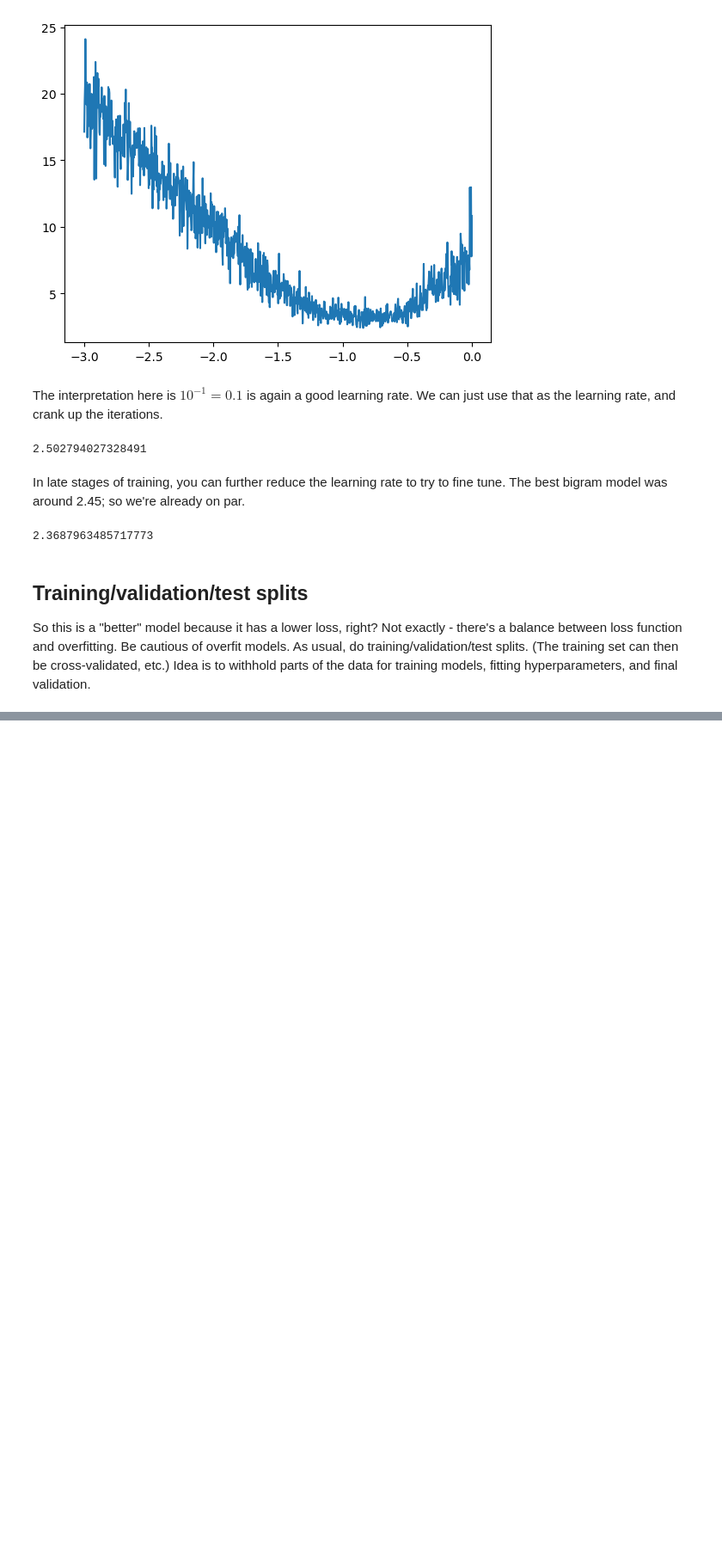
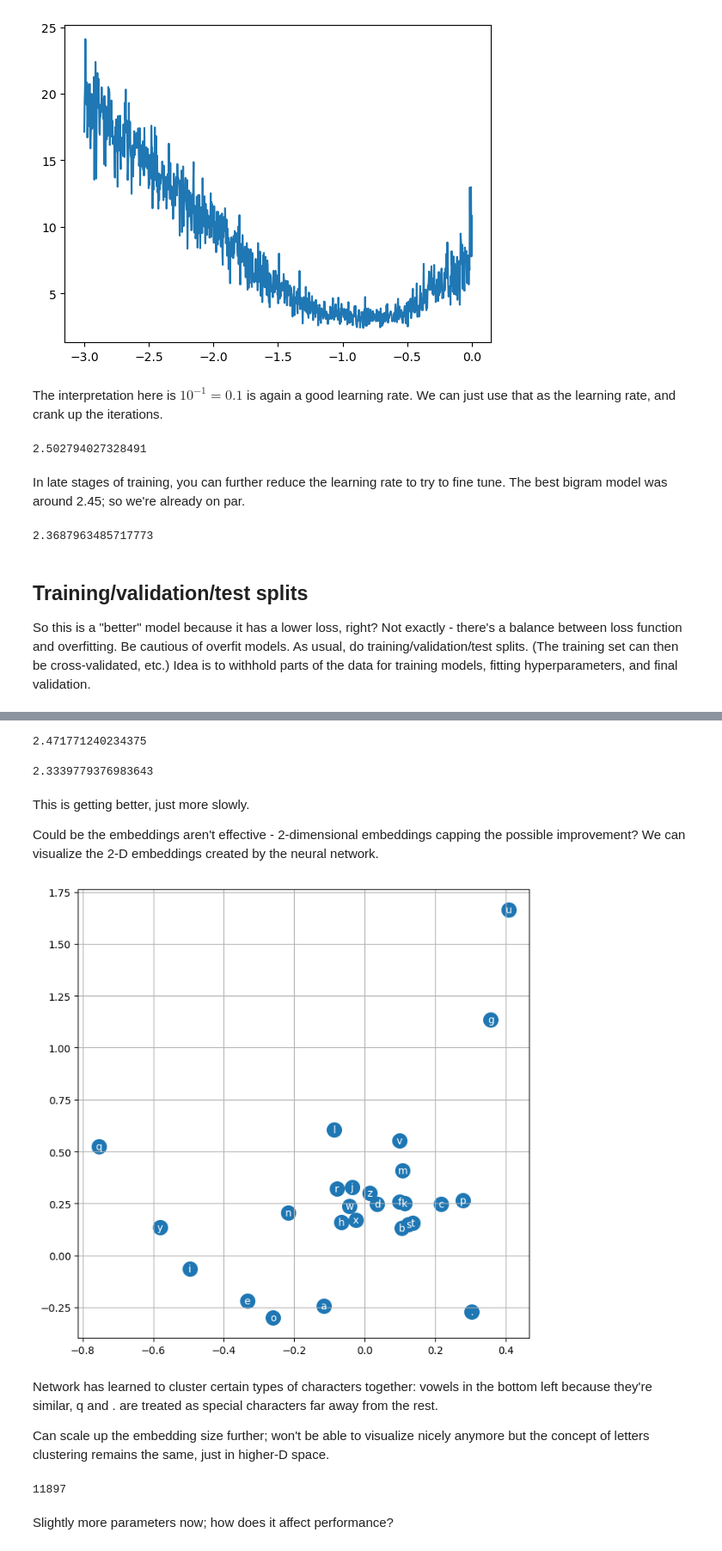
Before and after one commit to phively/nn-zero-to-hero, a Jupyter notebook: 03 Building makemore 2 - MLP.ipynb, the cells around one changed output, grey strips where cells are left out. Shown: that part at 86% size. Saved outputs shown, nothing was run; the diff lists cells and outputs as text; code cells hidden in the pictures; blank space fills up the shorter version.

```diff
--- a/03 Building makemore 2 - MLP.ipynb
+++ b/03 Building makemore 2 - MLP.ipynb
@@ -883,0 +1024,64 @@ So this is a "better" model because it has a lower loss, right? Not exactly - th
+# %%
+for i in range(20000):
+
+    ix = torch.randint(0, Xtr.shape[0], (32, )) # For randomly selecting 32 rows of data
+
+    # Forward pass
+    ### Only grab ix rows from TRAINING set
+    emb = C[Xtr[ix]] # (32, 3, 2)
+    h = torch.tanh(emb.view(-1, 6) @ W1 + b1) # (32, 100)
+    logits = h @ W2 + b2 # (32, 27)
+    ### Only grab ix rows from TRAINING set
+    loss = F.cross_entropy(logits, Ytr[ix])
+    #print(loss.item())
+
+    # Backward pass
+    for p in parameters:
+        p.grad = None
+
+    loss.backward()
+
+    # Update
+    for p in parameters:
+        # Further decreasing the learning rate
+        p.data += -lr/10 * p.grad
+
+    # Track stats
+    stepi.append(i)
+    lossi.append(loss.item())
+
+print(loss.item())
+# %% [output]
+2.471771240234375
+# %%
+printExactLoss(Xdev, Ydev)
+# %% [output]
+2.3339779376983643
+# %% [markdown]
+This is getting better, just more slowly.
+
+Could be the embeddings aren't effective - 2-dimensional embeddings capping the possible improvement? We can visualize the 2-D embeddings created by the neural network.
+# %%
+# visualize dimensions 0 and 1 of the embedding matrix C for all characters
+plt.figure(figsize=(8,8))
+plt.scatter(C[:,0].data, C[:,1].data, s=200)
+for i in range(C.shape[0]):
+    plt.text(C[i,0].item(), C[i,1].item(), itos[i], ha="center", va="center", color='white')
+plt.grid('minor')
+# %% [output]
+[figure, added]
+# %% [markdown]
+Network has learned to cluster certain types of characters together: vowels in the bottom left because they're similar, q and . are treated as special characters far away from the rest.
+
+Can scale up the embedding size further; won't be able to visualize nicely anymore but the concept of letters clustering remains the same, just in higher-D space.
+# %%
+# Reset parameters - try 300 neurons in hidden layer
+lr = 0.1 # Optimized
+embeddingDim = 10 # Embeddings dimensionality
+g, C, W1, b1, W2, b2, parameters = makeParameters(hiddenLayerSize = 200, embeddingDim = embeddingDim)
+
+sum(p.nelement() for p in parameters) # Total parameters
+# %% [output]
+11897
+# %% [markdown]
+Slightly more parameters now; how does it affect performance?
```
Also changed, not shown: parts of 34 cells of this notebook.
